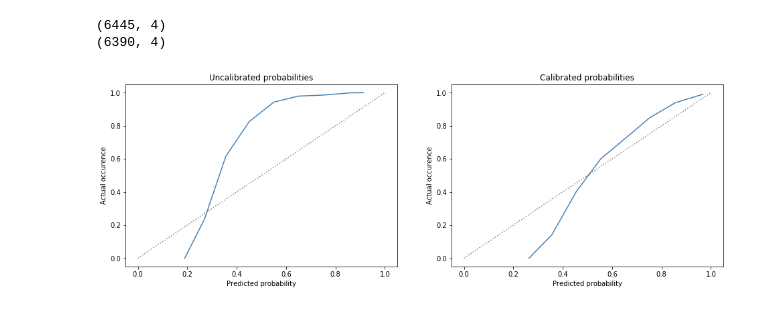
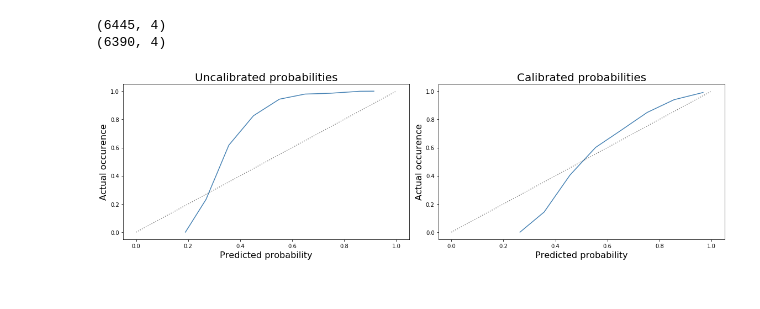
Before and after one commit to AnthonyRentsch/AC297r_2019_somerville_parking, a Jupyter notebook: notebooks/final_calibration_check.ipynb, the cells around one changed output. Saved outputs shown, nothing was run; the diff lists cells and outputs as text; code cells hidden in the pictures.

```diff
--- a/notebooks/final_calibration_check.ipynb
+++ b/notebooks/final_calibration_check.ipynb
@@ -6,7 +6,7 @@ from sklearn.calibration import calibration_curve
 
 %matplotlib inline
 # %%
-preds = pd.read_csv('calibrated_driveway_predictions.csv', index_col=0)
+preds = pd.read_csv('../data/calibrated_driveway_predictions.csv', index_col=0)
 labels = pd.read_csv('../labels/labels_final.csv', index_col=0)
 labels = labels[labels['has_parking'] != 2]
 df = labels.merge(preds, how='left', left_on='MBL', right_on='MBL')
@@ -28,20 +28,23 @@ cal_prob_true, cal_prob_pred = calibration_curve(y_true=df['has_parking'],
                                                  n_bins=10)
 # %%
 fig, ax = plt.subplots(1, 2, figsize=(16, 5))
+FONTSIZE=16
+TITLEFONTSIZE=20
 
 ax[0].plot(uncal_prob_pred, uncal_prob_true, color='steelblue')
 ax[0].plot(np.linspace(0,1,50), np.linspace(0,1,50), linestyle='dotted', color='black', alpha=0.5)
-ax[0].set_xlabel('Predicted probability')
-ax[0].set_ylabel('Actual occurence')
-ax[0].set_title('Uncalibrated probabilities')
+ax[0].set_xlabel('Predicted probability', fontsize=FONTSIZE)
+ax[0].set_ylabel('Actual occurence', fontsize=FONTSIZE)
+
+ax[0].set_title('Uncalibrated probabilities', fontsize=TITLEFONTSIZE)
 
 ax[1].plot(cal_prob_pred, cal_prob_true, color='steelblue')
 ax[1].plot(np.linspace(0,1,50), np.linspace(0,1,50), linestyle='dotted', color='black', alpha=0.5)
-ax[1].set_xlabel('Predicted probability')
-ax[1].set_ylabel('Actual occurence')
-ax[1].set_title('Calibrated probabilities')
+ax[1].set_xlabel('Predicted probability', fontsize=FONTSIZE)
+ax[1].set_ylabel('Actual occurence', fontsize=FONTSIZE)
+ax[1].set_title('Calibrated probabilities', fontsize=TITLEFONTSIZE)
 
 plt.tight_layout()
 plt.savefig('../images/final_calibration.png', dpi=450);
 # %% [output]
-[figure, old version]
+[figure, new version]
```
